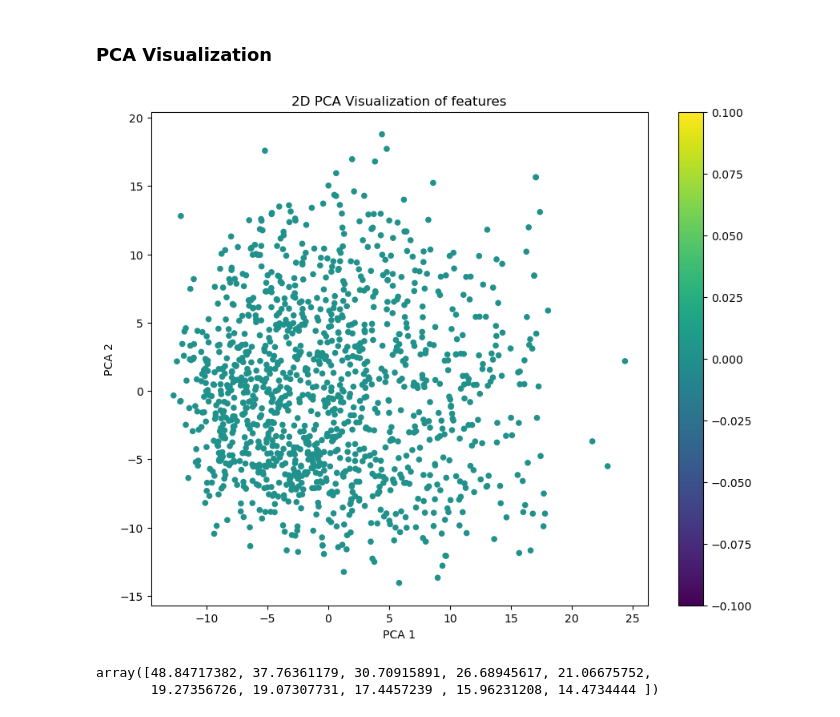
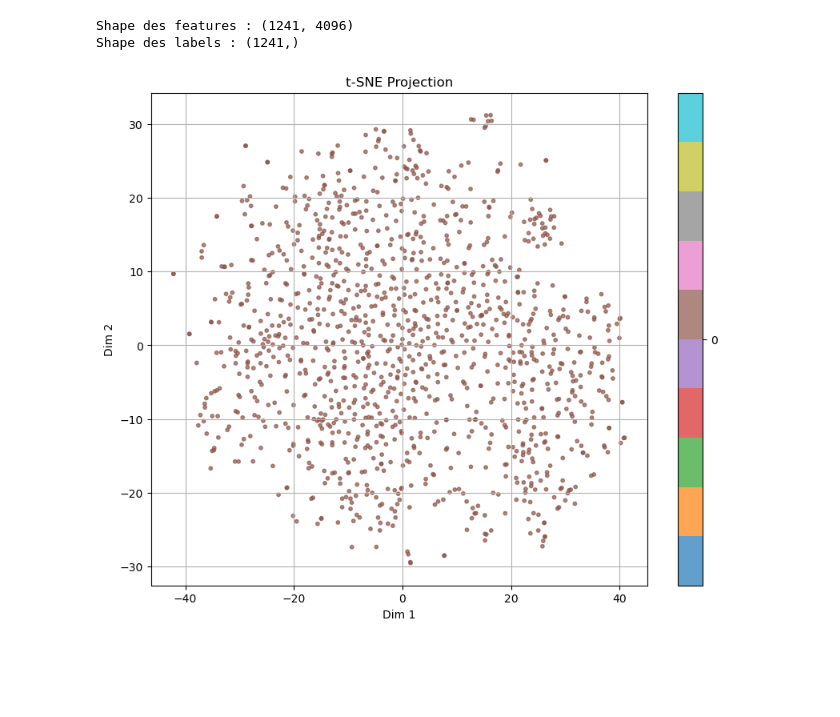
Before and after one commit to tanouh/art_classification, a Jupyter notebook: features_displays.ipynb, the cells around one changed output. Drawn from its saved outputs; the diff is of its cells as text; code cells hidden in the pictures; blank space fills up the shorter version.

```diff
--- a/features_displays.ipynb
+++ b/features_displays.ipynb
@@ -1,34 +1,39 @@
-# %% [markdown]
-### PCA Visualization
-# %%
-import torch
-import matplotlib.pyplot as plt
-from sklearn.decomposition import PCA
-import torch
-import torch.nn.functional as F
-
-# Charger les features et labels
-features = torch.load("output/abstract_features.pt")
-labels = torch.load("output/abstract_labels.pt")
-
-
-
-# Appliquer PCA pour réduire les features à 2 dimensions
-pca = PCA(n_components=2)
-reduced_features = pca.fit_transform(features)
-
-# Afficher la visualisation
-plt.figure(figsize=(10, 8))
-plt.scatter(reduced_features[:, 0], reduced_features[:, 1], c=labels, cmap='viridis', s=20)
-plt.colorbar()  # pour afficher la légende de la couleur (en fonction des classes)
-plt.title("2D PCA Visualization of features")
-plt.xlabel("PCA 1")
-plt.ylabel("PCA 2")
-plt.show()
-# %% [output]
-[figure, removed]
-# %%
-pca.explained_variance_
-# %% [output]
-array([48.84717382, 37.76361179, 30.70915891, 26.68945617, 21.06675752,
-       19.27356726, 19.07307731, 17.4457239 , 15.96231208, 14.4734444 ])
+# %%
+import torch
+import matplotlib.pyplot as plt
+import torch
+import torch.nn.functional as F
+import numpy as np
+
+# Charger les features et labels
+features = torch.load("output/abstract_features.pt")
+labels = torch.load("output/abstract_labels.pt")
+
+features_np = features.numpy()
+labels_np = labels.numpy()
+
+print(f"Shape des features : {features_np.shape}")
+print(f"Shape des labels : {labels_np.shape}")
+# %% [output]
+Shape des features : (1241, 4096)
+Shape des labels : (1241,)
+# %%
+def plot_embeddings(embeddings, labels, title="Projection 2D"):
+    plt.figure(figsize=(10, 8))
+    scatter = plt.scatter(embeddings[:, 0], embeddings[:, 1], c=labels, cmap='tab10', s=10, alpha=0.7)
+    plt.colorbar(scatter, ticks=np.unique(labels))
+    plt.title(title)
+    plt.xlabel("Dim 1")
+    plt.ylabel("Dim 2")
+    plt.grid(True)
+    plt.show()
+# %%
+from sklearn.manifold import TSNE
+
+# dimension reduction
+tsne = TSNE(n_components=2, perplexity=30, random_state=42)
+features_2d_tsne = tsne.fit_transform(features_np)
+
+plot_embeddings(features_2d_tsne, labels_np, title="t-SNE Projection")
+# %% [output]
+[figure, added]
```
Also changed, not shown: parts of 1 cell of this notebook, 22 other files.
